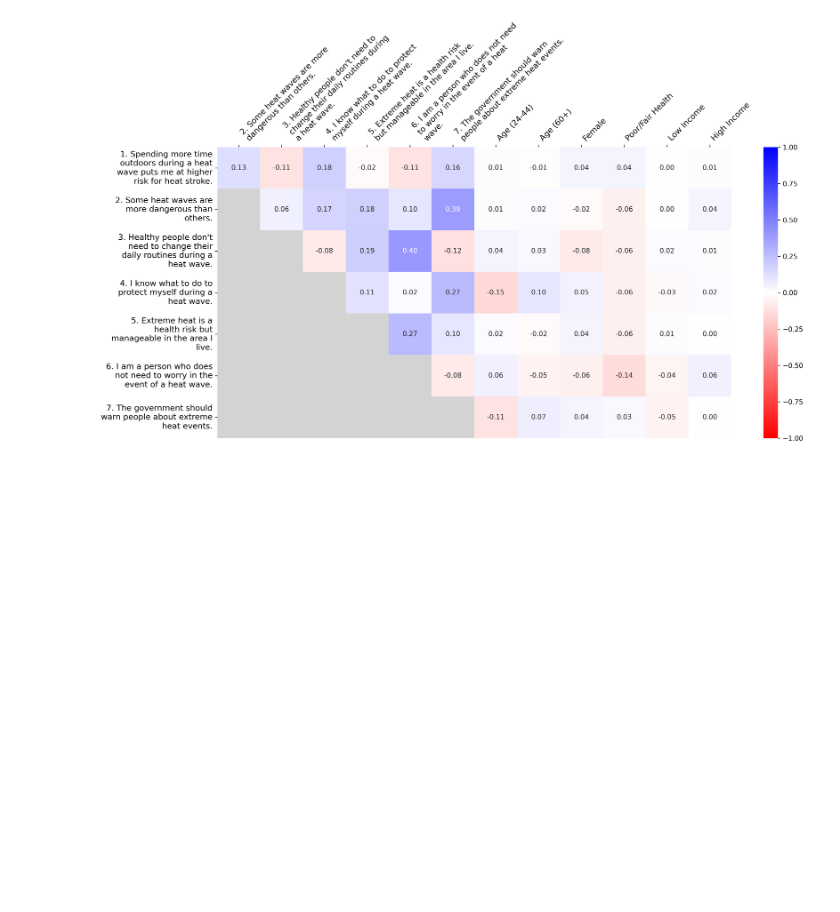
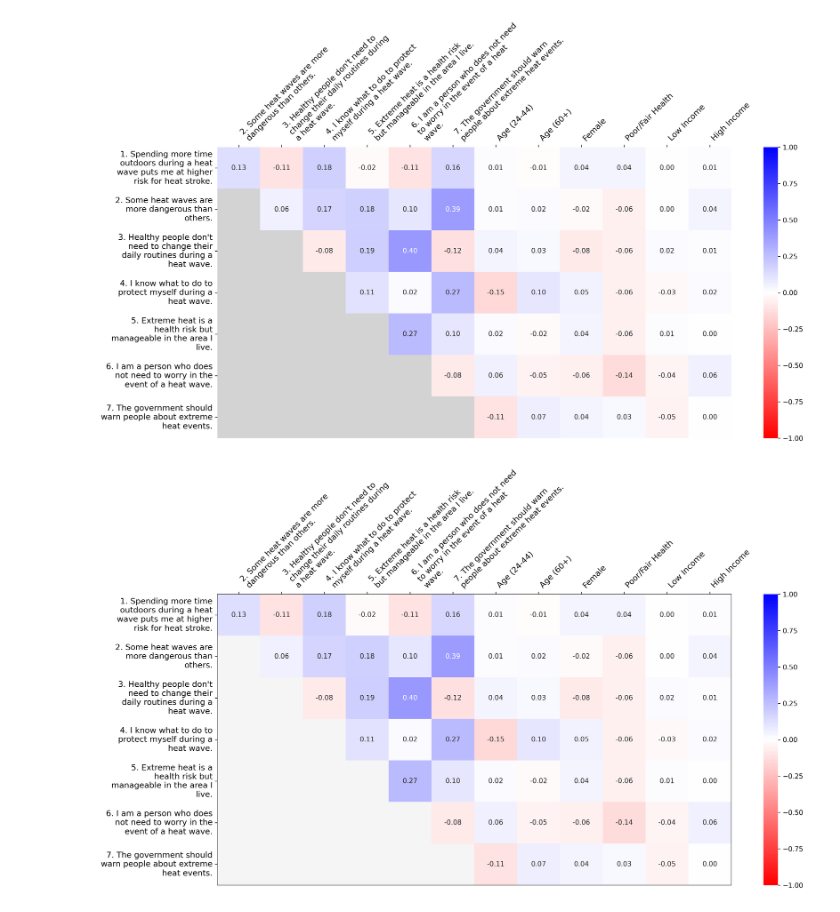
Before and after one commit to mfinke17/Python, a Jupyter notebook: AR_JM_corrheatmap_withdemovariables.ipynb, the cells around one changed output. Drawn from its saved outputs; the diff is of its cells as text; code cells hidden in the pictures; blank space fills up the shorter version.

```diff
--- a/AR_JM_corrheatmap_withdemovariables.ipynb
+++ b/AR_JM_corrheatmap_withdemovariables.ipynb
@@ -77,3 +77,59 @@ plt.show()
 | 6. I am a person who does not nee... | NaN | NaN | NaN | NaN | ... |
 | 7. The government should warn peo... | NaN | NaN | NaN | NaN | ... |
 [figure]
+# %%
+# Create a figure and axes
+fig, ax = plt.subplots(figsize=(16, 9))
+
+ax.set_facecolor('whitesmoke')
+
+# Set the background color of the figure
+fig.patch.set_facecolor('white')
+
+# Create the correlation matrix plot with custom annotations
+heatmap = sns.heatmap(data, annot=True, fmt=".2f", cmap=cmap, cbar=True, vmin=-1, vmax=1, ax=ax, linewidths=0, linecolor='black')
+
+# Adjust the y-axis tick labels and font size
+plt.yticks(rotation=0, ha='right', fontsize=20)
+
+# Rotate the x-axis tick labels for better readability
+plt.xticks(rotation=45, ha='right', fontsize=20)
+
+# Set the x-axis labels on top
+ax.xaxis.set_ticks_position('top')
+
+# Wrap the row labels on multiple lines
+row_labels_multiline = [textwrap.fill(label, width=25) for label in row_labels]
+heatmap.set_yticklabels(row_labels_multiline, rotation=0, ha='right', fontsize=12)
+
+# Wrap the column labels on multiple lines
+column_labels_multiline = [textwrap.fill(label, width=35) for label in column_labels]
+heatmap.set_xticklabels(column_labels_multiline, rotation=45, ha='left', fontsize=12)
+
+# Increase spacing between x-axis and y-axis labels
+plt.tick_params(axis='x', which='minor', pad=40)  # Increase the pad value as desired
+
+# Set the title and adjust the layout
+plt.title('')
+plt.tight_layout()
+
+# Add an outer border
+border_color = 'black'
+border_width = 0.5
+ax.spines['top'].set_visible(True)
+ax.spines['top'].set_linewidth(border_width)
+ax.spines['top'].set_color(border_color)
+ax.spines['bottom'].set_visible(True)
+ax.spines['bottom'].set_linewidth(border_width)
+ax.spines['bottom'].set_color(border_color)
+ax.spines['left'].set_visible(True)
+ax.spines['left'].set_linewidth(border_width)
+ax.spines['left'].set_color(border_color)
+ax.spines['right'].set_visible(True)
+ax.spines['right'].set_linewidth(border_width)
+ax.spines['right'].set_color(border_color)
+
+# Show the plot
+plt.show()
+# %% [output]
+[figure, added]
```
